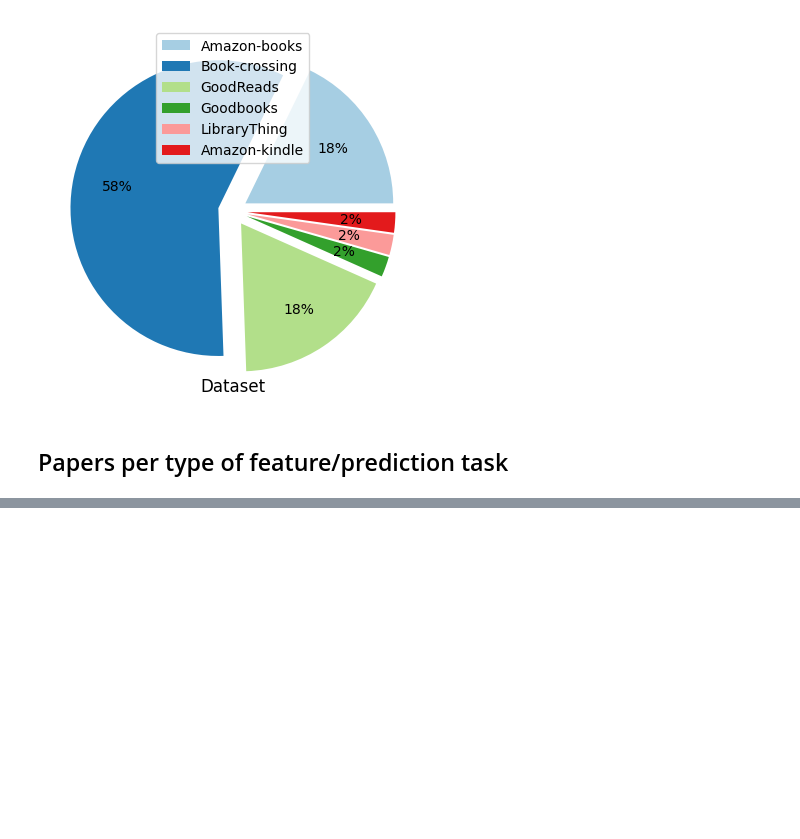
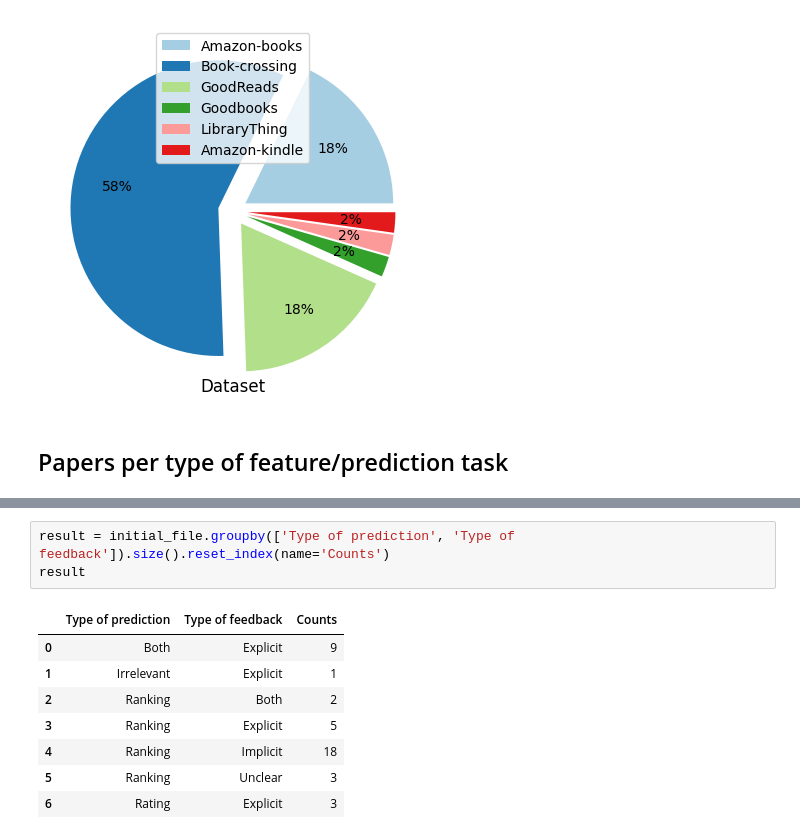
Before and after one commit to SavvinaDaniil/BiasInBookRecommendationSurvey, a Jupyter notebook: analyze_eligible_papers.ipynb, the cells around one changed output, grey strips where cells are left out. Drawn from its saved outputs; the diff is of its cells as text; blank space fills up the shorter version.

```diff
--- a/analyze_eligible_papers.ipynb
+++ b/analyze_eligible_papers.ipynb
@@ -218,0 +238,12 @@ plt.show()
+# %%
+result = initial_file.groupby(['Type of prediction', 'Type of feedback']).size().reset_index(name='Counts')
+result
+# %% [output]
+|  | Type of prediction | Type of feedback | Counts |
+| 0 | Both | Explicit | 9 |
+| 1 | Irrelevant | Explicit | 1 |
+| 2 | Ranking | Both | 2 |
+| 3 | Ranking | Explicit | 5 |
+| 4 | Ranking | Implicit | 18 |
+| 5 | Ranking | Unclear | 3 |
+| 6 | Rating | Explicit | 3 |
```
Also changed, not shown: parts of 2 cells of this notebook, 2 other files.
